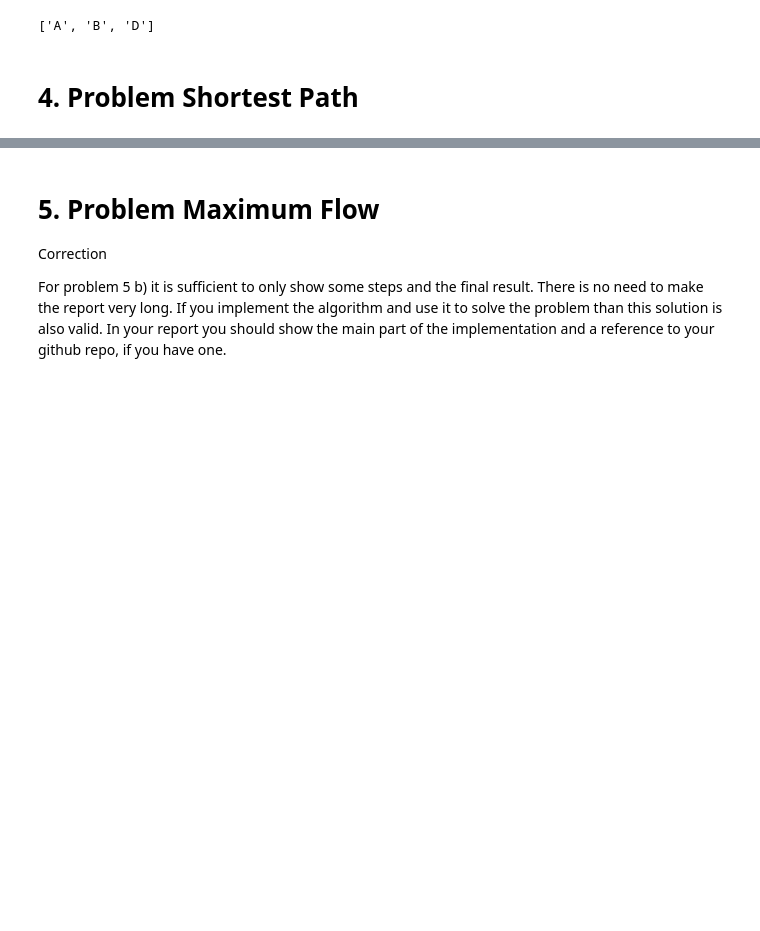
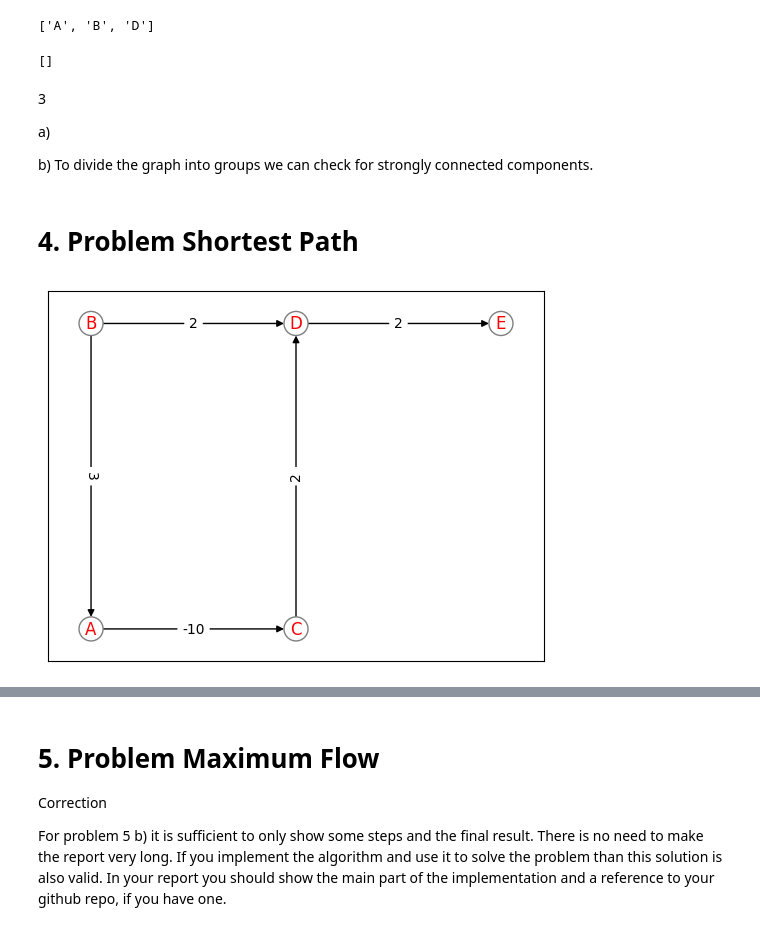
Before and after one commit to eemrds/dat600-algorithms, a Jupyter notebook: assignment3/assignment3.ipynb, the cells around one changed output, grey strips where cells are left out. Saved outputs shown, nothing was run; the diff lists cells and outputs as text; code cells hidden in the pictures; blank space fills up the shorter version.

```diff
--- a/assignment3/assignment3.ipynb
+++ b/assignment3/assignment3.ipynb
@@ -573,4 +615,76 @@ finding_champion(graph3)
 # %% [output]
 ['A', 'B', 'D']
+# %%
+def strongly_connected_components(G: Graph) -> list[list[str]]:
+    def dfs_visiting(u: Node) -> None:
+        time[0] += 1
+        u.d = time[0]
+        u.color = "gray"
+        stack.append(u.name)
+        for v in G.get(u.name).neighbours:
+            if v.color == "white":
+                v.pi = u
+                dfs_visiting(v)
+        stack.pop()
+        time[0] += 1
+        u.f = time[0]
+        u.color = "black"
+
+    stack = []
+    time = [0]
+    for u in G.nodes:
+        u.d, u.f = 0, 0
+
+    for u in G.nodes:
+        if u.color == "white":
+            dfs_visiting(u)
+
+    G_T = copy.deepcopy(G)
+    for u in G_T.nodes:
+        u.color = "white"
+        u.pi = None
+        u.d = 0
+        u.f = 0
+
+    for u in G.nodes:
+        for v in u.neighbours:
+            G_T.add_edge(v.name, u.name)
+
+    for u in G_T.nodes:
+        u.d, u.f = 0, 0
+
+    stack = []
+    time = [0]
+    for u in G_T.nodes:
+        if u.color == "white":
+            dfs_visiting(u)
+
+    return stack
+
+
+strongly_connected_components(copy.deepcopy(graph3))
+# %% [output]
+[]
+# %% [markdown]
+3
+
+a)
+
+b)
+To divide the graph into groups we can check for strongly connected components.
 # %% [markdown]
 # 4. Problem Shortest Path
+# %%
+graph4 = Graph(
+    [
+        Node("A", [("C", -10)]),
+        Node("B", [("A", 3), ("D", 2)]),
+        Node("C", [("D", 2)]),
+        Node("D", [("E", 2)]),
+        Node("E", []),
+    ],
+    pos={"A": (0, 0), "B": (0, 1), "C": (1, 0), "D": (1, 1), "E": (2, 1)},
+)
+graph4.graphical(show_weights=True)
+# %% [output]
+[figure, added]
```
Also changed, not shown: parts of 12 cells of this notebook.
